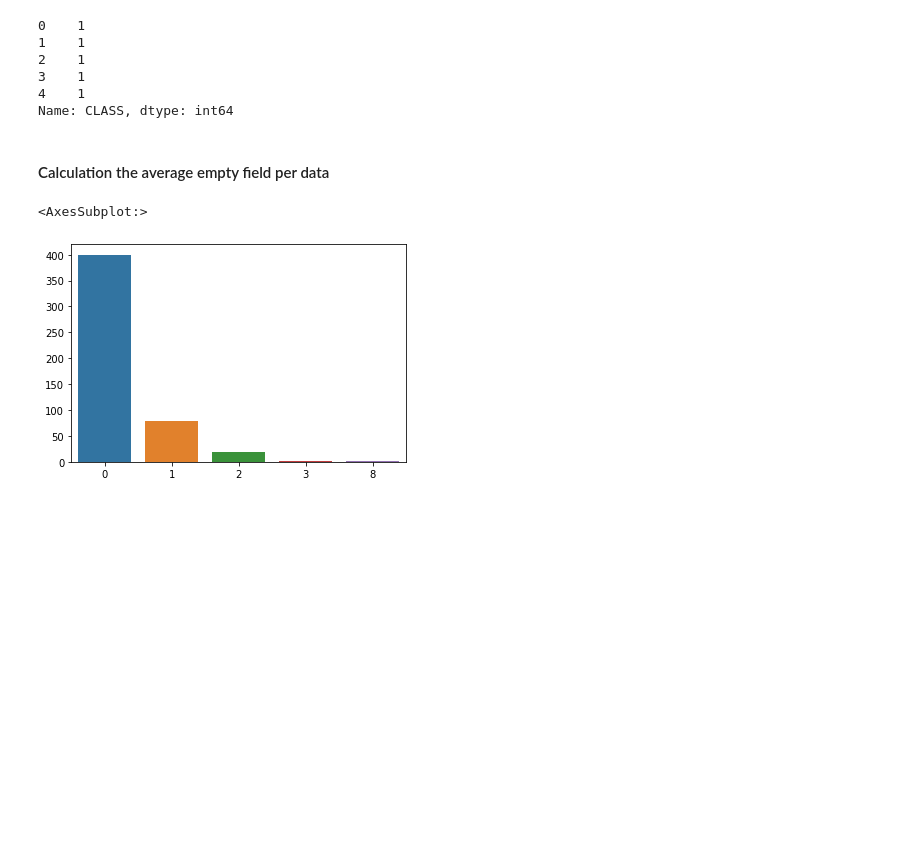
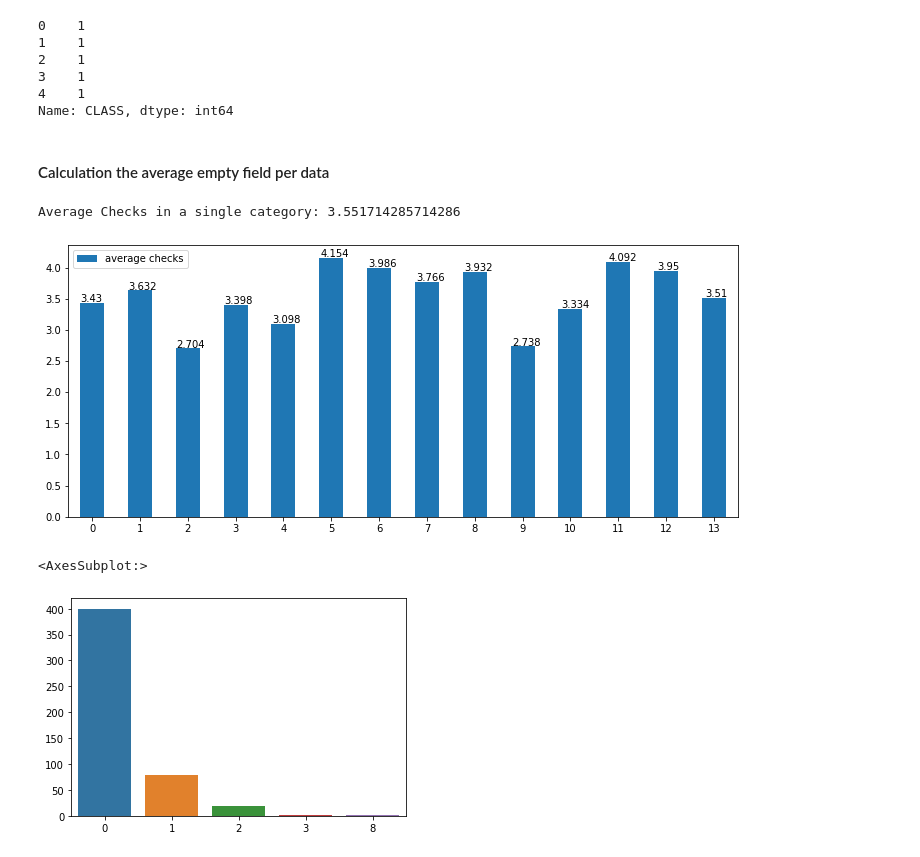
Before and after one commit to revhea2/FINALAERY, a Jupyter notebook: model/RandomForestDetails.ipynb, the cells around one changed output. Drawn from its saved outputs; the diff is of its cells as text; code cells hidden in the pictures; blank space fills up the shorter version.

```diff
--- a/model/RandomForestDetails.ipynb
+++ b/model/RandomForestDetails.ipynb
@@ -35,7 +35,18 @@ Name: CLASS, dtype: int64
 #### Calculation the average empty field per data
 # %%
 # load the data in numpy format
-numpy_dataset = dataset.to_numpy()
+numpy_dataset = dataset.iloc[:, 0:14].to_numpy()
+# %%
+avg = np.average(numpy_dataset, axis=0)
+category_average = np.average(avg)
+print("Average Checks in a single category:", category_average)
+df = pd.DataFrame({'':[i for i in range(14)], 'average checks':avg})
+ax = df.plot.bar(x='', y='average checks', rot=0,figsize=(12,5))
+for p in ax.patches:
+    ax.annotate(str(p.get_height()), (p.get_x() * 1.005, p.get_height() * 1.005))
+# %% [output]
+Average Checks in a single category: 3.551714285714286
+[figure, added]
 # %%
 # get the counts of empty fields in the dataset
 list_of_zero_counts = []
```
Also changed, not shown: 3 other files.
